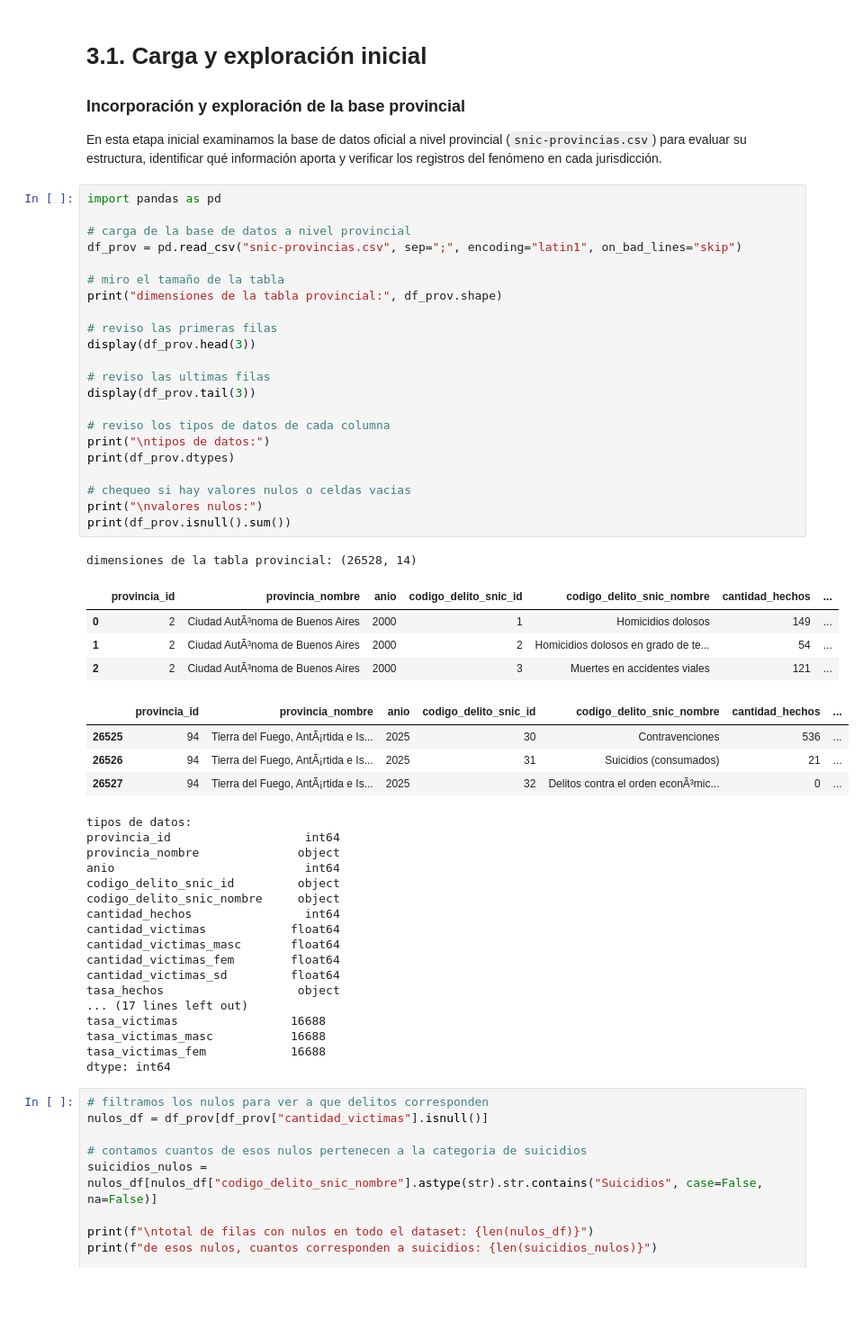
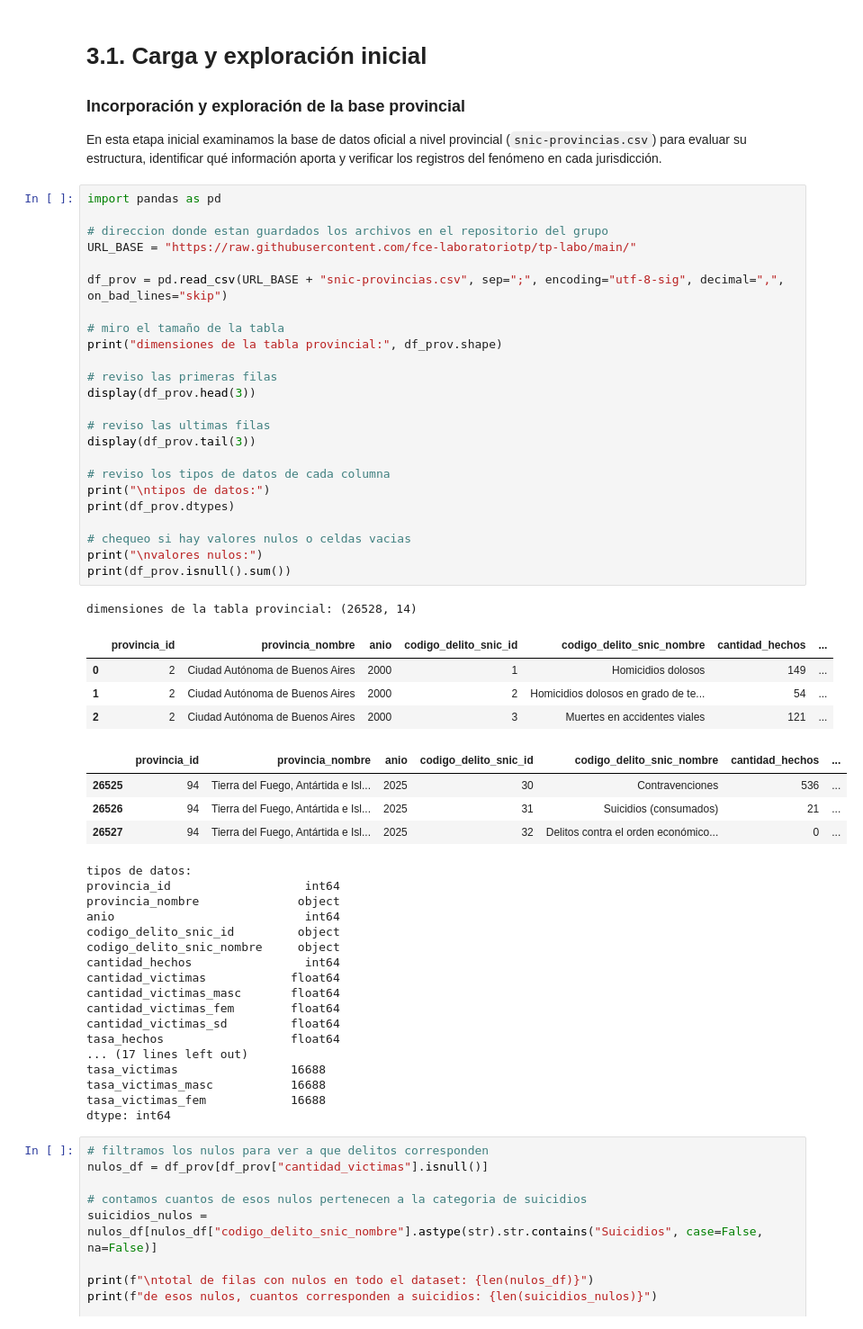
Before and after one commit to fce-laboratoriotp/tp-labo, a Jupyter notebook: notebook_prueba.ipynb, the cells around one changed output. Shown at 90% size. Saved outputs shown, nothing was run; the diff lists cells and outputs as text; blank space fills up the shorter version.

```diff
--- a/notebook_prueba.ipynb
+++ b/notebook_prueba.ipynb
@@ -24,35 +12,37 @@ En esta etapa inicial examinamos la base de datos oficial a nivel provincial (`s
 # %%
 import pandas as pd
 
-# carga de la base de datos a nivel provincial
-df_prov = pd.read_csv("snic-provincias.csv", sep=";", encoding="latin1", on_bad_lines="skip")
+# direccion donde estan guardados los archivos en el repositorio del grupo
+URL_BASE = "https://raw.githubusercontent.com/fce-laboratoriotp/tp-labo/main/"
+
+df_prov = pd.read_csv(URL_BASE + "snic-provincias.csv", sep=";", encoding="utf-8-sig", decimal=",", on_bad_lines="skip")
 
 # miro el tamaño de la tabla
 print("dimensiones de la tabla provincial:", df_prov.shape)
 
 # reviso las primeras filas
 display(df_prov.head(3))
 
 # reviso las ultimas filas
 display(df_prov.tail(3))
 
 # reviso los tipos de datos de cada columna
 print("\ntipos de datos:")
 print(df_prov.dtypes)
 
 # chequeo si hay valores nulos o celdas vacias
 print("\nvalores nulos:")
 print(df_prov.isnull().sum())
 # %% [output]
 dimensiones de la tabla provincial: (26528, 14)
 |  | provincia_id | provincia_nombre | anio | codigo_delito_snic_id | codigo_delito_snic_nombre | cantidad_hechos | ... |
-| 0 | 2 | Ciudad AutÃ³noma de Buenos Aires | 2000 | 1 | Homicidios dolosos | 149 | ... |
-| 1 | 2 | Ciudad AutÃ³noma de Buenos Aires | 2000 | 2 | Homicidios dolosos en grado de te... | 54 | ... |
-| 2 | 2 | Ciudad AutÃ³noma de Buenos Aires | 2000 | 3 | Muertes en accidentes viales | 121 | ... |
+| 0 | 2 | Ciudad Autónoma de Buenos Aires | 2000 | 1 | Homicidios dolosos | 149 | ... |
+| 1 | 2 | Ciudad Autónoma de Buenos Aires | 2000 | 2 | Homicidios dolosos en grado de te... | 54 | ... |
+| 2 | 2 | Ciudad Autónoma de Buenos Aires | 2000 | 3 | Muertes en accidentes viales | 121 | ... |
 |  | provincia_id | provincia_nombre | anio | codigo_delito_snic_id | codigo_delito_snic_nombre | cantidad_hechos | ... |
-| 26525 | 94 | Tierra del Fuego, AntÃ¡rtida e Is... | 2025 | 30 | Contravenciones | 536 | ... |
-| 26526 | 94 | Tierra del Fuego, AntÃ¡rtida e Is... | 2025 | 31 | Suicidios (consumados) | 21 | ... |
-| 26527 | 94 | Tierra del Fuego, AntÃ¡rtida e Is... | 2025 | 32 | Delitos contra el orden econÃ³mic... | 0 | ... |
+| 26525 | 94 | Tierra del Fuego, Antártida e Isl... | 2025 | 30 | Contravenciones | 536 | ... |
+| 26526 | 94 | Tierra del Fuego, Antártida e Isl... | 2025 | 31 | Suicidios (consumados) | 21 | ... |
+| 26527 | 94 | Tierra del Fuego, Antártida e Isl... | 2025 | 32 | Delitos contra el orden económico... | 0 | ... |
 tipos de datos:
 provincia_id                   int64
 provincia_nombre              object
@@ -64,7 +54,7 @@ cantidad_victimas            float64
 cantidad_victimas_masc       float64
 cantidad_victimas_fem        float64
 cantidad_victimas_sd         float64
-tasa_hechos                   object
+tasa_hechos                  float64
 ... (17 lines left out)
 tasa_victimas                16688
 tasa_victimas_masc           16688
```
Also changed, not shown: parts of 12 cells of this notebook.
